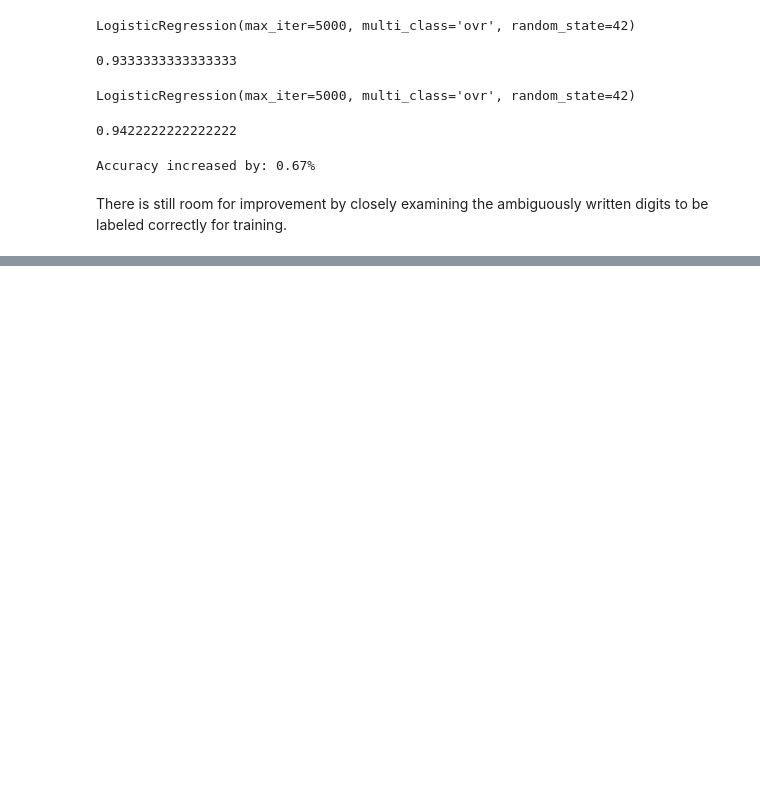
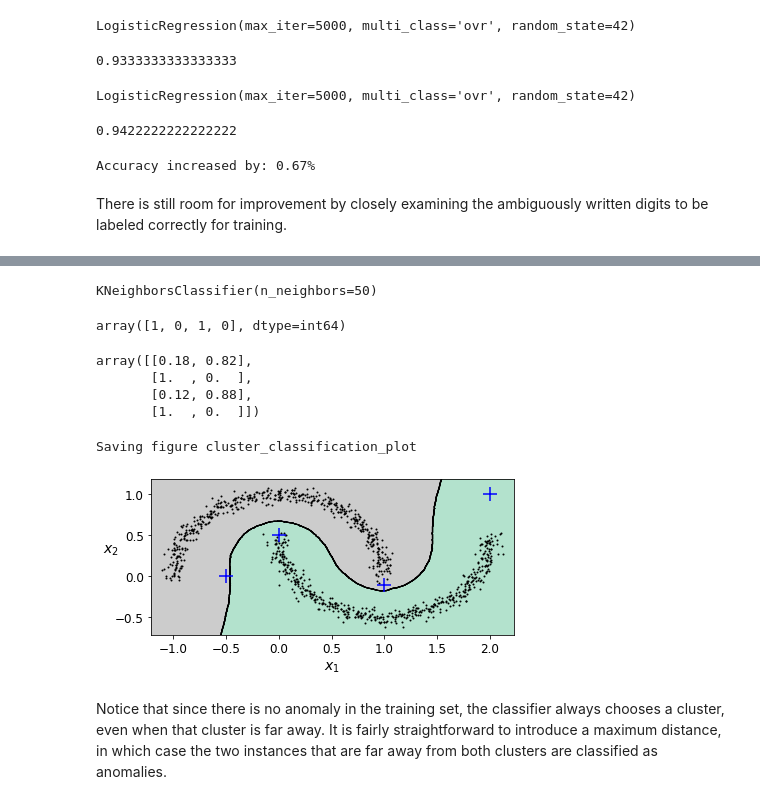
Before and after one commit to marts-dev/handsOnML, a Jupyter notebook: UnsupervisedLearningPractice.ipynb, the cells around one changed output, grey strips where cells are left out. Saved outputs shown, nothing was run; the diff lists cells and outputs as text; code cells hidden in the pictures; blank space fills up the shorter version.

```diff
--- a/UnsupervisedLearningPractice.ipynb
+++ b/UnsupervisedLearningPractice.ipynb
@@ -1165,0 +1272,3 @@ There is still room for improvement by closely examining the ambiguously written
+# %%
+#Let's use dbscan2 since it performed better based on the plot above
+dbscan = dbscan2
@@ -1165,0 +1277,28 @@ There is still room for improvement by closely examining the ambiguously written
+# %%
+knn = KNeighborsClassifier(n_neighbors=50)
+knn.fit(dbscan.components_, dbscan.labels_[dbscan.core_sample_indices_])
+# %% [output]
+KNeighborsClassifier(n_neighbors=50)
+# %%
+X_new = np.array([[-0.5, 0], [0, 0.5], [1, -0.1], [2, 1]])
+knn.predict(X_new)
+# %% [output]
+array([1, 0, 1, 0], dtype=int64)
+# %%
+knn.predict_proba(X_new)
+# %% [output]
+array([[0.18, 0.82],
+       [1.  , 0.  ],
+       [0.12, 0.88],
+       [1.  , 0.  ]])
+# %%
+plt.figure(figsize=(6, 3))
+plot_decision_boundaries(knn, X, show_centroids=False)
+plt.scatter(X_new[:, 0], X_new[:, 1], c="b", marker="+", s=200, zorder=10)
+save_fig("cluster_classification_plot")
+plt.show()
+# %% [output]
+Saving figure cluster_classification_plot
+[figure, added]
+# %% [markdown]
+Notice that since there is no anomaly in the training set, the classifier always chooses a cluster, even when that cluster is far away. It is fairly straightforward to introduce a maximum distance, in which case the two instances that are far away from both clusters are classified as anomalies.
```
Also changed, not shown: parts of 23 cells of this notebook.
